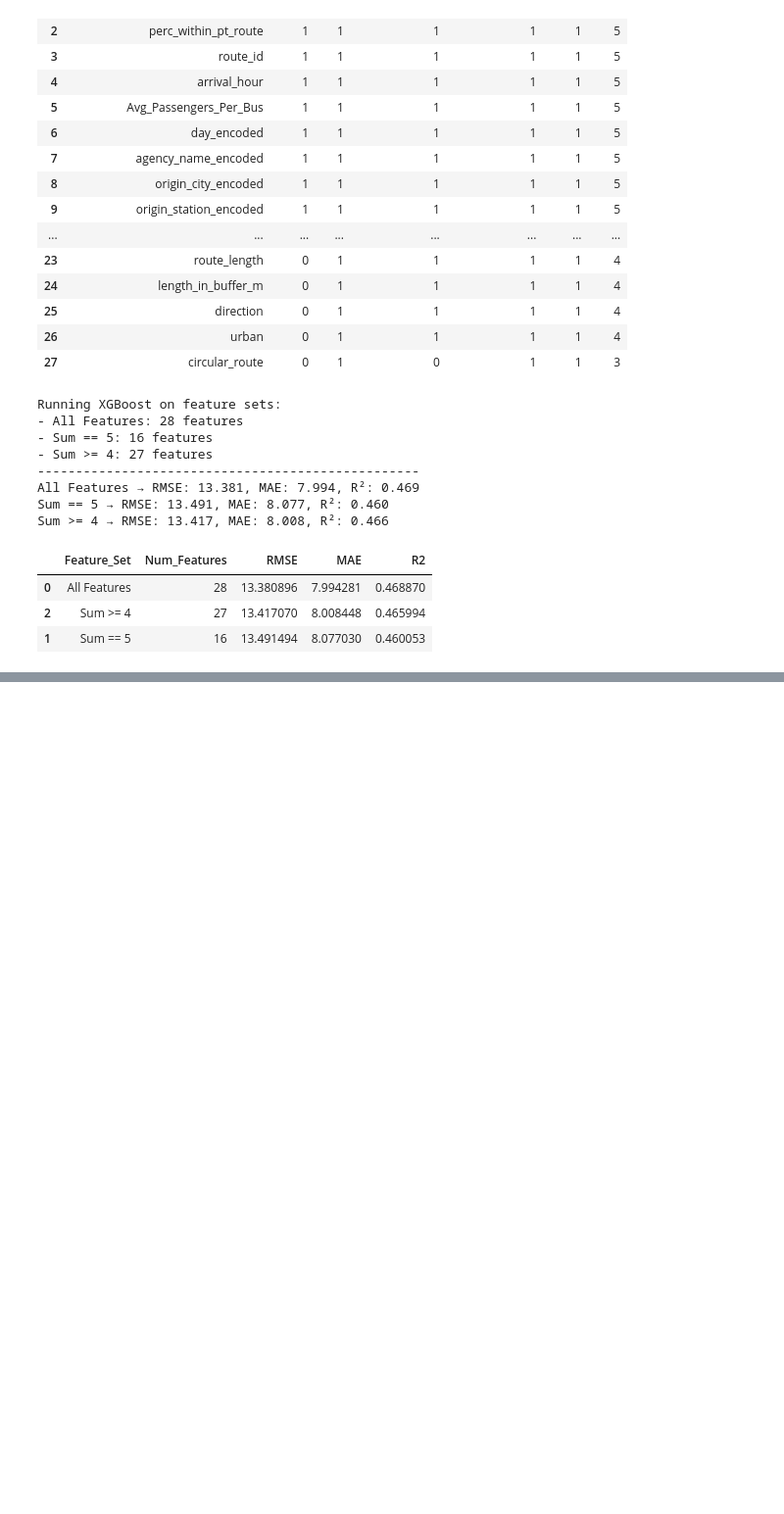
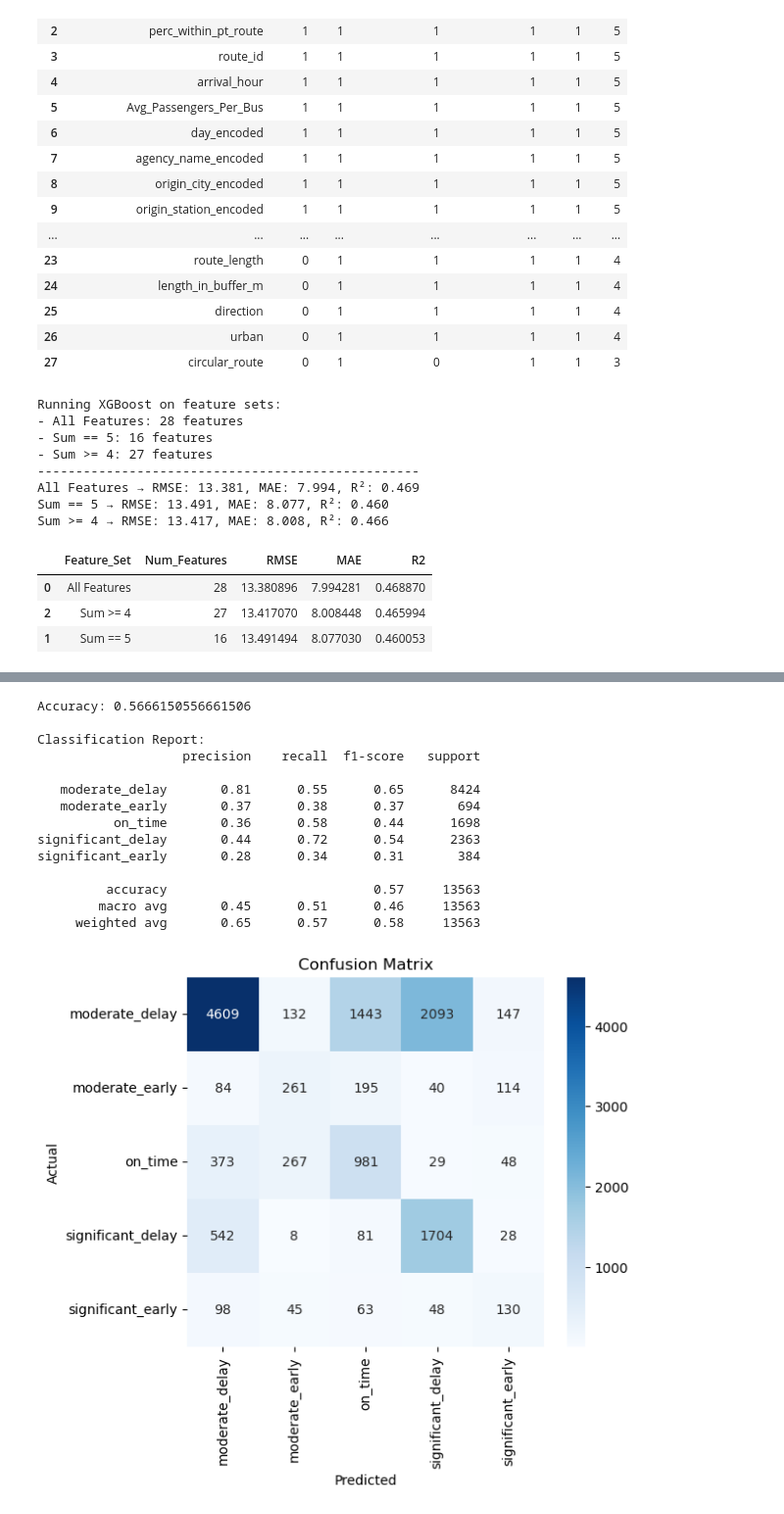
Before and after one commit to ofer-geo/public_transport_ML, a Jupyter notebook: notebooks/Data cleaning & manipulation.ipynb, the cells around one changed output, grey strips where cells are left out. Shown at 98% size. Saved outputs shown, nothing was run; the diff lists cells and outputs as text; code cells hidden in the pictures; blank space fills up the shorter version.

Commit message:
category target variable update

```diff
--- a/notebooks/Data cleaning & manipulation.ipynb
+++ b/notebooks/Data cleaning & manipulation.ipynb
@@ -764,0 +782,3 @@ Sum >= 4 → RMSE: 13.417, MAE: 8.008, R²: 0.466
+# %%
+train_df = categorize_delay(train_df, col="duration_difference_min")
+val_df = categorize_delay(val_df, col="duration_difference_min")
@@ -764,0 +807,62 @@ Sum >= 4 → RMSE: 13.417, MAE: 8.008, R²: 0.466
+# %%
+## Define target variable and X_train and y_train
+target_col = "delay_category"
+X_train = train_df.drop(columns=[target_col,'duration_difference_min'])
+y_train = train_df[target_col]
+X_val = val_df.drop(columns=[target_col,'duration_difference_min'])
+y_val = val_df[target_col]
+# %%
+from sklearn.ensemble import RandomForestClassifier
+from sklearn.metrics import classification_report, accuracy_score, confusion_matrix
+import seaborn as sns
+import matplotlib.pyplot as plt
+
+# Model
+rf = RandomForestClassifier(
+    n_estimators=200,
+    max_depth=8,
+    min_samples_split=20,
+    min_samples_leaf=10,
+    max_features=0.7,
+    class_weight="balanced",
+    random_state=42
+)
+
+rf.fit(X_train, y_train)
+
+# Predict
+y_pred = rf.predict(X_val)
+
+# --- Metrics ---
+print("Accuracy:", accuracy_score(y_val, y_pred))
+print("\nClassification Report:")
+print(classification_report(y_val, y_pred))
+
+# --- Confusion Matrix ---
+cm = confusion_matrix(y_val, y_pred)
+
+plt.figure(figsize=(6,5))
+sns.heatmap(cm, annot=True, fmt="d", cmap="Blues",
+            xticklabels=rf.classes_,
+            yticklabels=rf.classes_)
+
+plt.xlabel("Predicted")
+plt.ylabel("Actual")
+plt.title("Confusion Matrix")
+plt.show()
+# %% [output]
+Accuracy: 0.5666150556661506
+
+Classification Report:
+                   precision    recall  f1-score   support
+
+   moderate_delay       0.81      0.55      0.65      8424
+   moderate_early       0.37      0.38      0.37       694
+          on_time       0.36      0.58      0.44      1698
+significant_delay       0.44      0.72      0.54      2363
+significant_early       0.28      0.34      0.31       384
+
+         accuracy                           0.57     13563
+        macro avg       0.45      0.51      0.46     13563
+     weighted avg       0.65      0.57      0.58     13563
+[figure, added]
```
Also changed, not shown: parts of 8 cells of this notebook, 2 other files.
